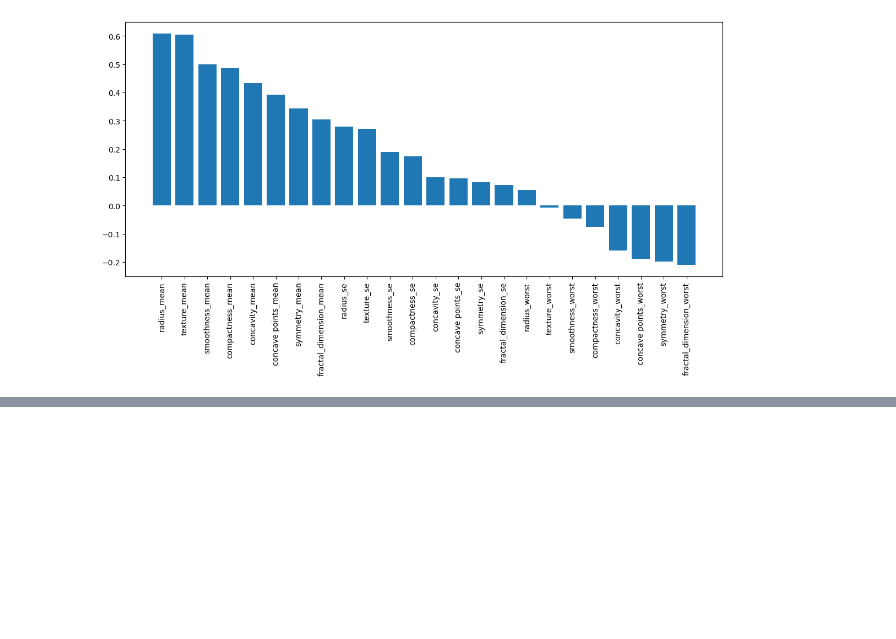
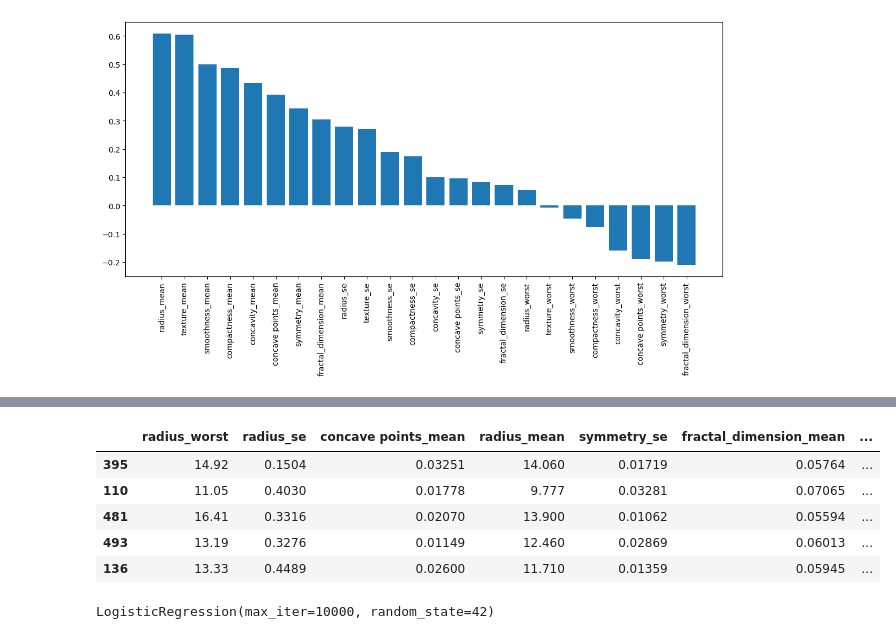
Before and after one commit to fenilenvinileno97/logistic_reg, a Jupyter notebook: 4-final_project.ipynb, the cells around one changed output, grey strips where cells are left out. Cells and saved outputs as stored; diff of their text form; code cells hidden in the pictures; blank space fills up the shorter version.

```diff
--- a/4-final_project.ipynb
+++ b/4-final_project.ipynb
@@ -283,0 +304,23 @@ plt.show()
+# %%
+df_scaled_weighted = df_sampled.select_columns(
+    [
+        "radius_worst",
+        "radius_se",
+        "concave points_mean",
+        "radius_mean",
+        "symmetry_se",
+        "fractal_dimension_mean",
+        "compactness_se",
+        "fractal_dimension_se",
+        "diagnosis"
+    ]
+)
+
+df_scaled_weighted.head()
+# %% [output]
+|  | radius_worst | radius_se | concave points_mean | radius_mean | symmetry_se | fractal_dimension_mean | ... |
+| 395 | 14.92 | 0.1504 | 0.03251 | 14.060 | 0.01719 | 0.05764 | ... |
+| 110 | 11.05 | 0.4030 | 0.01778 | 9.777 | 0.03281 | 0.07065 | ... |
+| 481 | 16.41 | 0.3316 | 0.02070 | 13.900 | 0.01062 | 0.05594 | ... |
+| 493 | 13.19 | 0.3276 | 0.01149 | 12.460 | 0.02869 | 0.06013 | ... |
+| 136 | 13.33 | 0.4489 | 0.02600 | 11.710 | 0.01359 | 0.05945 | ... |
@@ -283,0 +336,5 @@ plt.show()
+# %%
+model_w = LogisticRegression(max_iter=10000, random_state=42)
+model_w.fit(Xw_train, yw_train)
+# %% [output]
+LogisticRegression(max_iter=10000, random_state=42)
```
Also changed, not shown: parts of 14 cells of this notebook.
